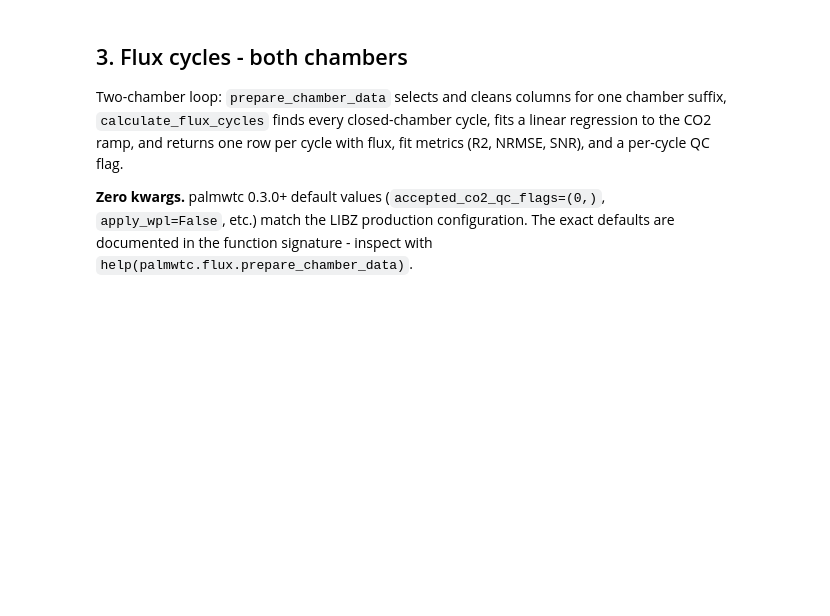
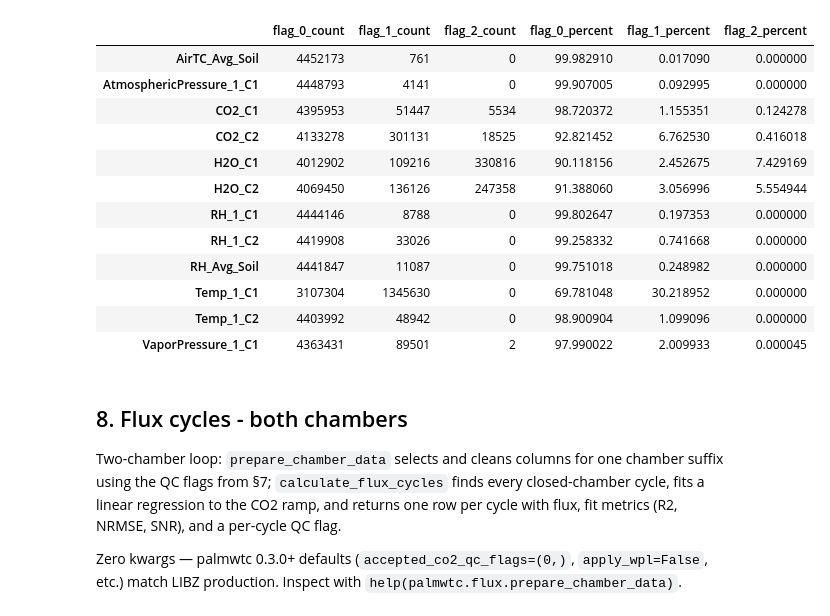
Before and after one commit to adisapoetro/palmwtc, a Jupyter notebook: docs/tutorials/001_End_to_End_Real_Chamber_Data.ipynb, the cells around one changed output. Drawn from its saved outputs; the diff is of its cells as text; code cells hidden in the pictures; blank space fills up the shorter version.

```diff
--- a/docs/tutorials/001_End_to_End_Real_Chamber_Data.ipynb
+++ b/docs/tutorials/001_End_to_End_Real_Chamber_Data.ipynb
@@ -76,0 +180,19 @@ df.head()
+# %%
+from palmwtc.io import load_monthly_data
+
+# Default points at the LIBZ workspace; override via PALMWTC_MONTHLY_DIR.
+DEFAULT_MONTHLY_DIR = Path(
+    "/Users/adisapoetro/Projects/flux_chamber/research/Data/Integrated_Monthly"
+)
+monthly_dir = Path(os.environ.get("PALMWTC_MONTHLY_DIR", str(DEFAULT_MONTHLY_DIR)))
+
+if not monthly_dir.exists() or not list(monthly_dir.glob("Integrated_Data_*.csv")):
+    raise RuntimeError(
+        f"No Integrated_Data_YYYY-MM.csv files found at {monthly_dir}.\n"
+        "Run notebook 010 first to produce them, or set PALMWTC_MONTHLY_DIR\n"
+        "to a directory that contains them."
+    )
+
+df_raw = load_monthly_data(monthly_dir).reset_index()
+print(f"df_raw: {df_raw.shape[0]:,} rows  x  {df_raw.shape[1]} columns")
+print(f"Time range: {df_raw['TIMESTAMP'].min()}  ->  {df_raw['TIMESTAMP'].max()}")
@@ -76,0 +312,18 @@ df.head()
+# %%
+# Apply the full rule-set, one column at a time.
+qc_results = {}
+for col in qc_columns:
+    res = proc.process_variable(col, random_seed=42)
+    qc_results[col] = res["summary"]
+
+df_qc = proc.get_processed_dataframe()
+print(f"df_qc shape after QC : {df_qc.shape[0]:,} rows x {df_qc.shape[1]} cols")
+
+# Summarise pass / suspect / bad per QC'd column.
+summary = pd.DataFrame.from_dict(qc_results, orient="index")
+keep_cols = [c for c in
+             ("flag_0_count", "flag_1_count", "flag_2_count",
+              "flag_0_percent", "flag_1_percent", "flag_2_percent")
+             if c in summary.columns]
+summary[keep_cols].sort_index()
+# %% [output]
@@ -77,16 +343,28 @@ df.head()
+|  | flag_0_count | flag_1_count | flag_2_count | flag_0_percent | flag_1_percent | flag_2_percent |
+| AirTC_Avg_Soil | 4452173 | 761 | 0 | 99.982910 | 0.017090 | 0.000000 |
+| AtmosphericPressure_1_C1 | 4448793 | 4141 | 0 | 99.907005 | 0.092995 | 0.000000 |
+| CO2_C1 | 4395953 | 51447 | 5534 | 98.720372 | 1.155351 | 0.124278 |
+| CO2_C2 | 4133278 | 301131 | 18525 | 92.821452 | 6.762530 | 0.416018 |
+| H2O_C1 | 4012902 | 109216 | 330816 | 90.118156 | 2.452675 | 7.429169 |
+| H2O_C2 | 4069450 | 136126 | 247358 | 91.388060 | 3.056996 | 5.554944 |
+| RH_1_C1 | 4444146 | 8788 | 0 | 99.802647 | 0.197353 | 0.000000 |
+| RH_1_C2 | 4419908 | 33026 | 0 | 99.258332 | 0.741668 | 0.000000 |
+| RH_Avg_Soil | 4441847 | 11087 | 0 | 99.751018 | 0.248982 | 0.000000 |
+| Temp_1_C1 | 3107304 | 1345630 | 0 | 69.781048 | 30.218952 | 0.000000 |
+| Temp_1_C2 | 4403992 | 48942 | 0 | 98.900904 | 1.099096 | 0.000000 |
+| VaporPressure_1_C1 | 4363431 | 89501 | 2 | 97.990022 | 2.009933 | 0.000045 |
 # %% [markdown]
-## 3. Flux cycles - both chambers
+## 8. Flux cycles - both chambers
 
-Two-chamber loop: `prepare_chamber_data` selects and cleans columns for one
-chamber suffix, `calculate_flux_cycles` finds every closed-chamber cycle,
-fits a linear regression to the CO2 ramp, and returns one row per cycle
-with flux, fit metrics (R2, NRMSE, SNR), and a per-cycle QC flag.
+Two-chamber loop: `prepare_chamber_data` selects and cleans columns for
+one chamber suffix using the QC flags from §7; `calculate_flux_cycles`
+finds every closed-chamber cycle, fits a linear regression to the CO2
+ramp, and returns one row per cycle with flux, fit metrics
+(R2, NRMSE, SNR), and a per-cycle QC flag.
 
-**Zero kwargs.** palmwtc 0.3.0+ default values
-(`accepted_co2_qc_flags=(0,)`, `apply_wpl=False`, etc.) match the LIBZ
-production configuration. The exact defaults are documented in the
-function signature - inspect with
-`help(palmwtc.flux.prepare_chamber_data)`.
+Zero kwargs — palmwtc 0.3.0+ defaults
+(`accepted_co2_qc_flags=(0,)`, `apply_wpl=False`, etc.) match LIBZ
+production. Inspect with `help(palmwtc.flux.prepare_chamber_data)`.
 # %%
 from palmwtc.flux import prepare_chamber_data, calculate_flux_cycles
 
```
Also changed, not shown: parts of 37 cells of this notebook, 3 other files.
